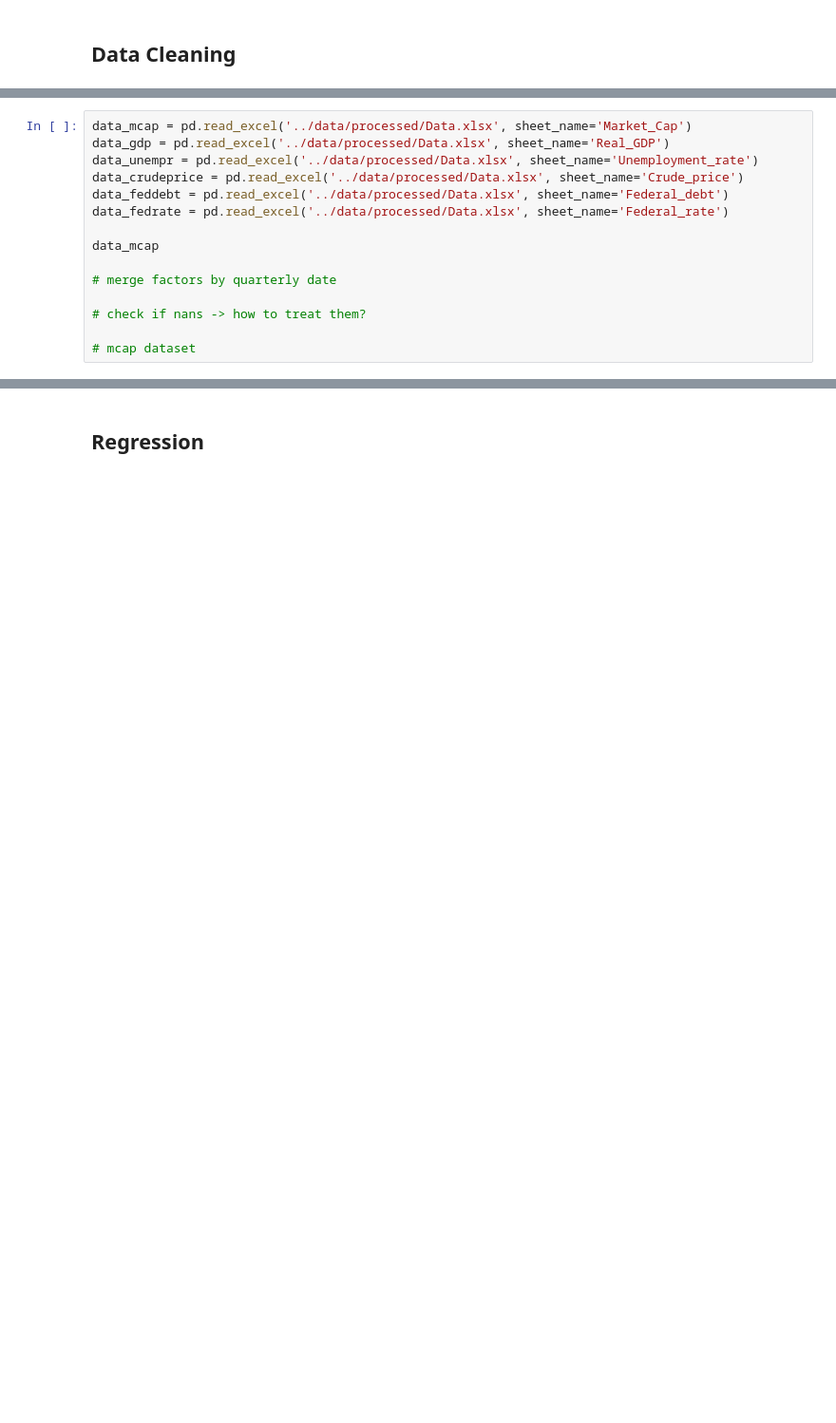
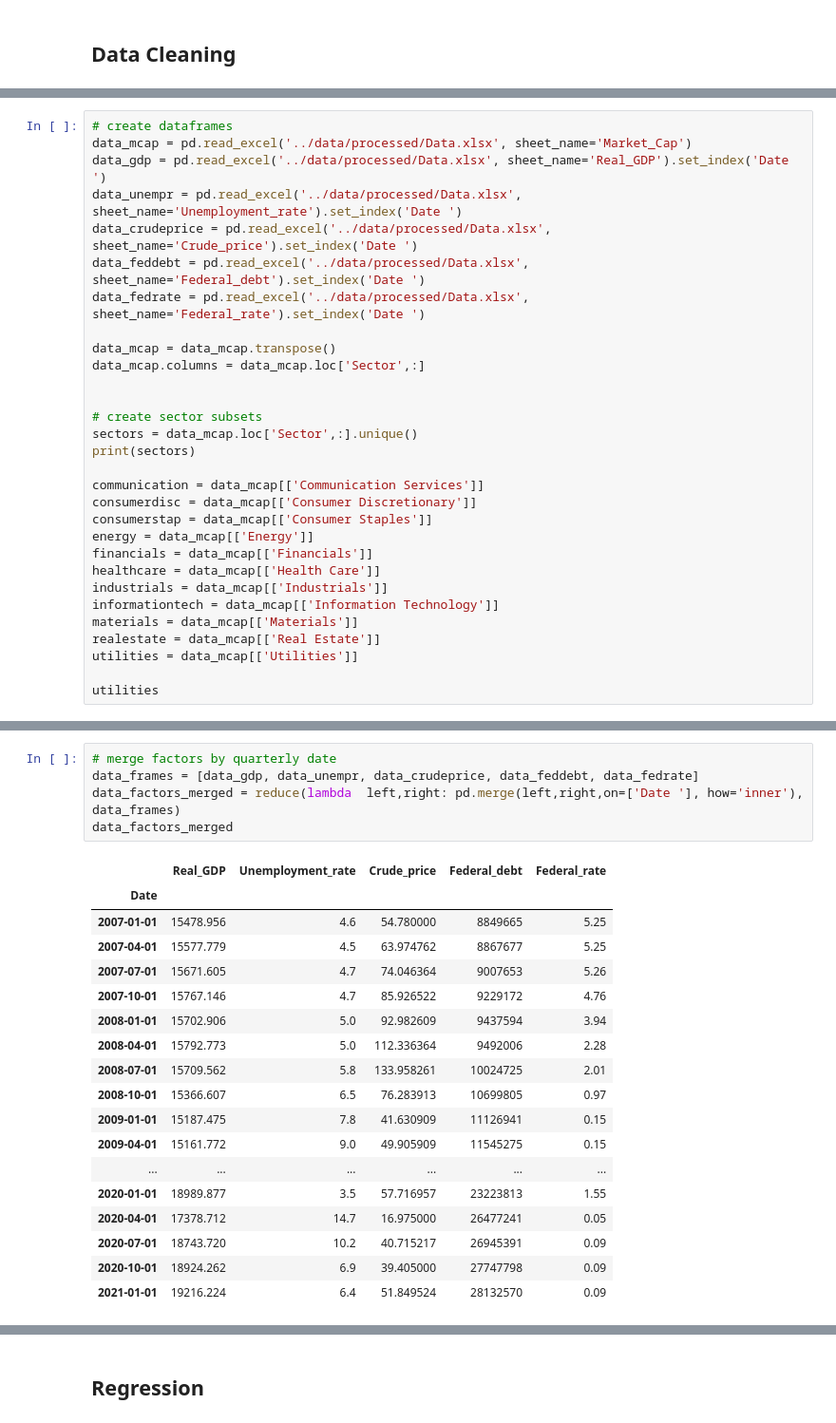
Before and after one commit to lorenvtvss/Digital_Tools_for_Finance, a Jupyter notebook: notebooks/main.ipynb, the cells around one changed output, grey strips where cells are left out. Shown at 95% size. Drawn from its saved outputs; the diff is of its cells as text; blank space fills up the shorter version.

Commit message:
Importing, creating and cleaning dataframes

```diff
--- a/notebooks/main.ipynb
+++ b/notebooks/main.ipynb
@@ -38,16 +39,31 @@ import os
 # %%
+# create dataframes
 data_mcap = pd.read_excel('../data/processed/Data.xlsx', sheet_name='Market_Cap')
-data_gdp = pd.read_excel('../data/processed/Data.xlsx', sheet_name='Real_GDP')
-data_unempr = pd.read_excel('../data/processed/Data.xlsx', sheet_name='Unemployment_rate')
-data_crudeprice = pd.read_excel('../data/processed/Data.xlsx', sheet_name='Crude_price')
-data_feddebt = pd.read_excel('../data/processed/Data.xlsx', sheet_name='Federal_debt')
-data_fedrate = pd.read_excel('../data/processed/Data.xlsx', sheet_name='Federal_rate')
+data_gdp = pd.read_excel('../data/processed/Data.xlsx', sheet_name='Real_GDP').set_index('Date ')
+data_unempr = pd.read_excel('../data/processed/Data.xlsx', sheet_name='Unemployment_rate').set_index('Date ')
+data_crudeprice = pd.read_excel('../data/processed/Data.xlsx', sheet_name='Crude_price').set_index('Date ')
+data_feddebt = pd.read_excel('../data/processed/Data.xlsx', sheet_name='Federal_debt').set_index('Date ')
+data_fedrate = pd.read_excel('../data/processed/Data.xlsx', sheet_name='Federal_rate').set_index('Date ')
 
-data_mcap
+data_mcap = data_mcap.transpose()
+data_mcap.columns = data_mcap.loc['Sector',:]
 
-# merge factors by quarterly date
 
-# check if nans -> how to treat them?
+# create sector subsets
+sectors = data_mcap.loc['Sector',:].unique()
+print(sectors)
 
-# mcap dataset
+communication = data_mcap[['Communication Services']]
+consumerdisc = data_mcap[['Consumer Discretionary']]
+consumerstap = data_mcap[['Consumer Staples']]
+energy = data_mcap[['Energy']]
+financials = data_mcap[['Financials']]
+healthcare = data_mcap[['Health Care']]
+industrials = data_mcap[['Industrials']]
+informationtech = data_mcap[['Information Technology']]
+materials = data_mcap[['Materials']]
+realestate = data_mcap[['Real Estate']]
+utilities = data_mcap[['Utilities']]
+
+utilities
 # %% [output]
@@ -55,0 +91,24 @@ data_mcap
+# %%
+# merge factors by quarterly date
+data_frames = [data_gdp, data_unempr, data_crudeprice, data_feddebt, data_fedrate]
+data_factors_merged = reduce(lambda  left,right: pd.merge(left,right,on=['Date '], how='inner'), data_frames)
+data_factors_merged
+# %% [output]
+|  | Real_GDP | Unemployment_rate | Crude_price | Federal_debt | Federal_rate |
+| Date |  |  |  |  |  |
+| 2007-01-01 | 15478.956 | 4.6 | 54.780000 | 8849665 | 5.25 |
+| 2007-04-01 | 15577.779 | 4.5 | 63.974762 | 8867677 | 5.25 |
+| 2007-07-01 | 15671.605 | 4.7 | 74.046364 | 9007653 | 5.26 |
+| 2007-10-01 | 15767.146 | 4.7 | 85.926522 | 9229172 | 4.76 |
+| 2008-01-01 | 15702.906 | 5.0 | 92.982609 | 9437594 | 3.94 |
+| 2008-04-01 | 15792.773 | 5.0 | 112.336364 | 9492006 | 2.28 |
+| 2008-07-01 | 15709.562 | 5.8 | 133.958261 | 10024725 | 2.01 |
+| 2008-10-01 | 15366.607 | 6.5 | 76.283913 | 10699805 | 0.97 |
+| 2009-01-01 | 15187.475 | 7.8 | 41.630909 | 11126941 | 0.15 |
+| 2009-04-01 | 15161.772 | 9.0 | 49.905909 | 11545275 | 0.15 |
+| ... | ... | ... | ... | ... | ... |
+| 2020-01-01 | 18989.877 | 3.5 | 57.716957 | 23223813 | 1.55 |
+| 2020-04-01 | 17378.712 | 14.7 | 16.975000 | 26477241 | 0.05 |
+| 2020-07-01 | 18743.720 | 10.2 | 40.715217 | 26945391 | 0.09 |
+| 2020-10-01 | 18924.262 | 6.9 | 39.405000 | 27747798 | 0.09 |
+| 2021-01-01 | 19216.224 | 6.4 | 51.849524 | 28132570 | 0.09 |
```
Also changed, not shown: parts of 5 cells of this notebook, 1 other file.
